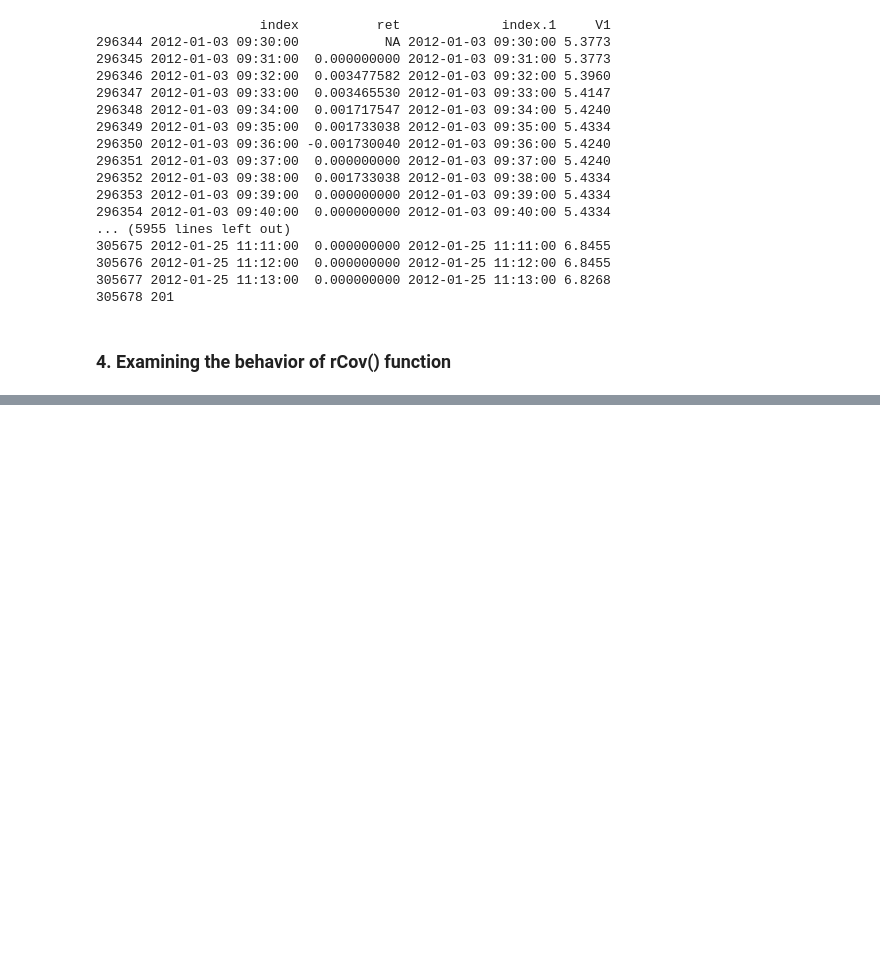
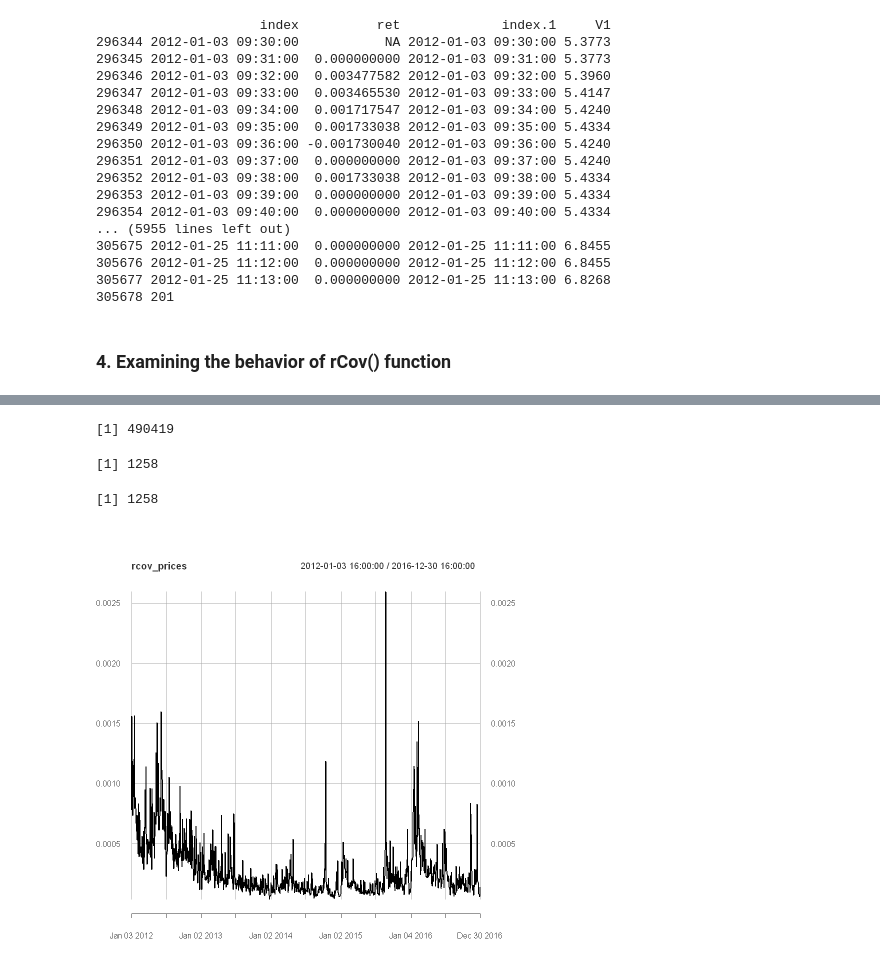
Before and after one commit to JanK0095/Financial-Econometrics-Course-Projects, a Jupyter notebook: HW3/FE1_HW3_Kubal_Mattanelli.ipynb, the cells around one changed output, grey strips where cells are left out. Saved outputs shown, nothing was run; the diff lists cells and outputs as text; code cells hidden in the pictures; blank space fills up the shorter version.

Commit message:
1.4. basic code done, comments and better plots TBD later

```diff
--- a/HW3/FE1_HW3_Kubal_Mattanelli.ipynb
+++ b/HW3/FE1_HW3_Kubal_Mattanelli.ipynb
@@ -205,0 +212,17 @@ XOM_intr_returns$ret[format(XOM_intr_returns$index, '%H:%M') == '09:30'] <- NA
+# %%
+rcov_xts <- as.xts(BAC_intr_returns[,2:3], order.by = BAC_intr_returns$index)
+# %%
+rcov_prices <- rCov(rcov_xts$V1, makeReturns = TRUE)
+rcov_returns <- rCov(na.omit(rcov_xts$ret), makeReturns = FALSE)
+# %%
+nrow(rcov_test)
+nrow(rcov_prices) #<- keeps only closing timestamp?
+nrow(rcov_returns)
+# %% [output]
+[1] 490419
+[1] 1258
+[1] 1258
+# %%
+plot(rcov_prices)
+# %% [output]
+[figure, added]
```
Also changed, not shown: parts of 4 cells of this notebook.
